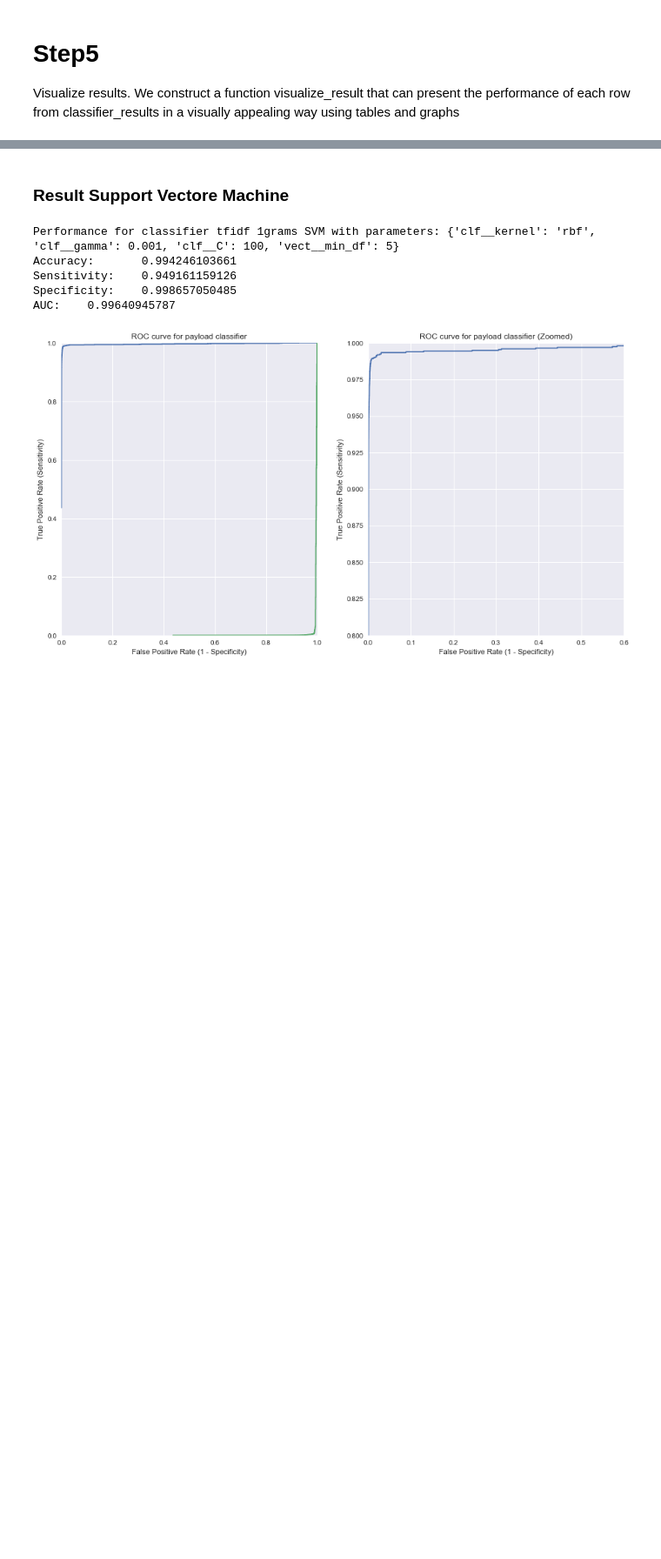
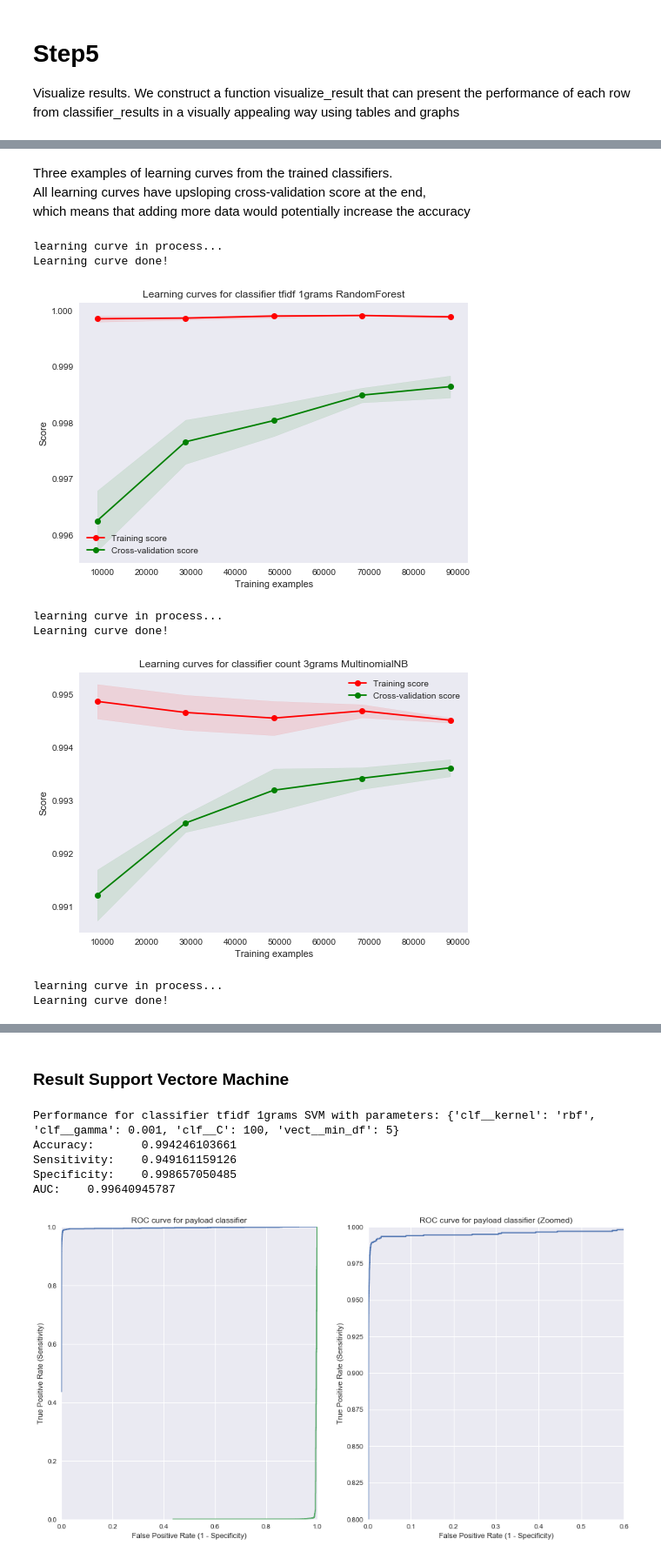
Before and after one commit to grananqvist/Machine-Learning-Web-Application-Firewall-and-Dataset, a Jupyter notebook: Data_analysis.ipynb, the cells around one changed output, grey strips where cells are left out. Shown at 87% size. Saved outputs shown, nothing was run; the diff lists cells and outputs as text; code cells hidden in the pictures; blank space fills up the shorter version.

```diff
--- a/Data_analysis.ipynb
+++ b/Data_analysis.ipynb
@@ -1064,7 +1163,7 @@ def plot_learning_curve(df_row,X,Y):
 
     print('learning curve in process...')
     train_sizes, train_scores, test_scores = learning_curve(
-        estimator, X, Y, cv=cv, n_jobs=1, train_sizes=train_sizes, verbose=10)
+        estimator, X, Y, cv=cv, n_jobs=-1, train_sizes=train_sizes, verbose=0) #Change verbose=10 to print progress
     print('Learning curve done!')
 
     train_scores_mean = np.mean(train_scores, axis=1)
@@ -1114,0 +1207,28 @@ learning curve in process...
+# %% [markdown]
+Three examples of learning curves from the trained classifiers.
+All learning curves have upsloping cross-validation score at the end,
+which means that adding more data would potentially increase the accuracy
+# %%
+#plot learning curve for tfidf 1grams RandomForest
+X = payloads['payload']
+Y = payloads['is_malicious']
+plot_learning_curve(classifier_results.iloc[0],X,Y)
+
+#plot learning curve for count 3grams MultinomialNB
+X = payloads['payload']
+Y = payloads['is_malicious']
+plot_learning_curve(classifier_results.iloc[6],X,Y)
+
+#plot learning curve for custom svm
+X = create_features(pd.DataFrame(payloads['payload'].copy()))
+Y = payloads['is_malicious']
+plot_learning_curve(classifier_results.iloc[5],X,Y)
+# %% [output]
+learning curve in process...
+Learning curve done!
+[figure, added]
+learning curve in process...
+Learning curve done!
+[figure, added]
+learning curve in process...
+Learning curve done!
```
Also changed, not shown: parts of 16 cells of this notebook, 8 other files.
